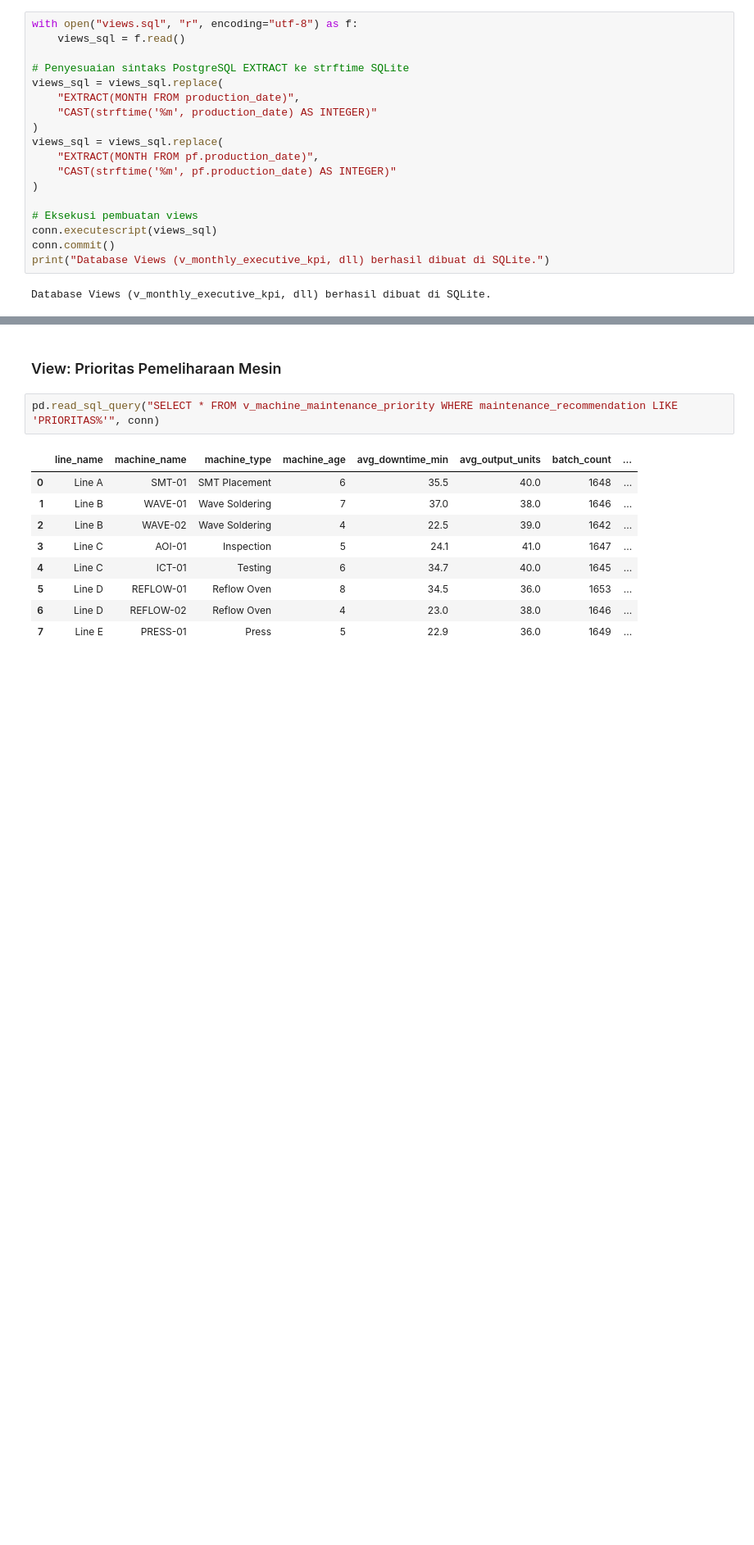
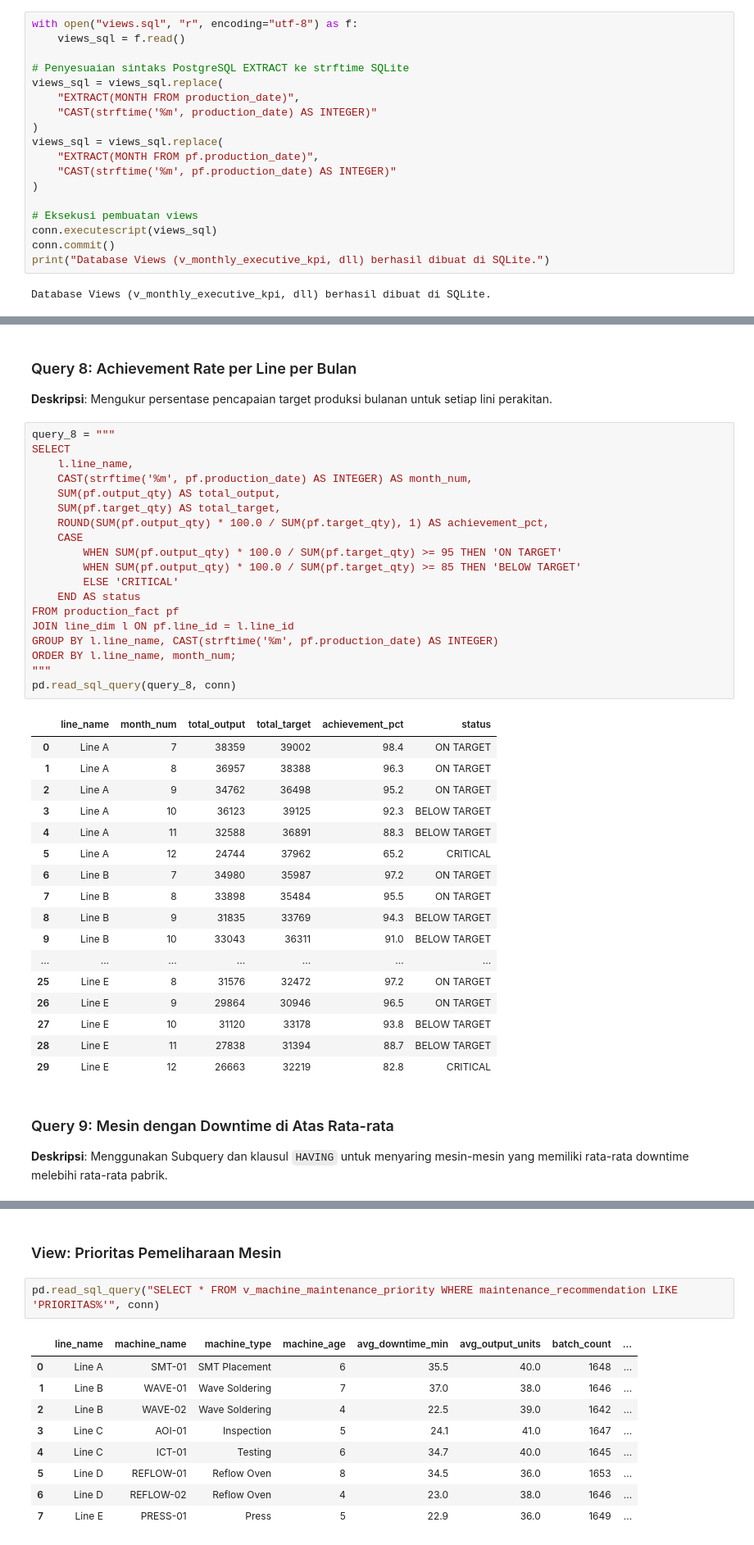
Before and after one commit to 7mtaqiyuddinh/manufacturing-end-to-end-data-portfolio, a Jupyter notebook: sql/sql_analysis.ipynb, the cells around one changed output, grey strips where cells are left out. Shown at 82% size. Drawn from its saved outputs; the diff is of its cells as text; blank space fills up the shorter version.

```diff
--- a/sql/sql_analysis.ipynb
+++ b/sql/sql_analysis.ipynb
@@ -264,0 +341,43 @@ pd.read_sql_query(q13, conn)
+# %% [markdown]
+### Query 8: Achievement Rate per Line per Bulan
+**Deskripsi**: Mengukur persentase pencapaian target produksi bulanan untuk setiap lini perakitan.
+# %%
+query_8 = """
+SELECT
+    l.line_name,
+    CAST(strftime('%m', pf.production_date) AS INTEGER) AS month_num,
+    SUM(pf.output_qty) AS total_output,
+    SUM(pf.target_qty) AS total_target,
+    ROUND(SUM(pf.output_qty) * 100.0 / SUM(pf.target_qty), 1) AS achievement_pct,
+    CASE
+        WHEN SUM(pf.output_qty) * 100.0 / SUM(pf.target_qty) >= 95 THEN 'ON TARGET'
+        WHEN SUM(pf.output_qty) * 100.0 / SUM(pf.target_qty) >= 85 THEN 'BELOW TARGET'
+        ELSE 'CRITICAL'
+    END AS status
+FROM production_fact pf
+JOIN line_dim l ON pf.line_id = l.line_id
+GROUP BY l.line_name, CAST(strftime('%m', pf.production_date) AS INTEGER)
+ORDER BY l.line_name, month_num;
+"""
+pd.read_sql_query(query_8, conn)
+# %% [output]
+|  | line_name | month_num | total_output | total_target | achievement_pct | status |
+| 0 | Line A | 7 | 38359 | 39002 | 98.4 | ON TARGET |
+| 1 | Line A | 8 | 36957 | 38388 | 96.3 | ON TARGET |
+| 2 | Line A | 9 | 34762 | 36498 | 95.2 | ON TARGET |
+| 3 | Line A | 10 | 36123 | 39125 | 92.3 | BELOW TARGET |
+| 4 | Line A | 11 | 32588 | 36891 | 88.3 | BELOW TARGET |
+| 5 | Line A | 12 | 24744 | 37962 | 65.2 | CRITICAL |
+| 6 | Line B | 7 | 34980 | 35987 | 97.2 | ON TARGET |
+| 7 | Line B | 8 | 33898 | 35484 | 95.5 | ON TARGET |
+| 8 | Line B | 9 | 31835 | 33769 | 94.3 | BELOW TARGET |
+| 9 | Line B | 10 | 33043 | 36311 | 91.0 | BELOW TARGET |
+| ... | ... | ... | ... | ... | ... | ... |
+| 25 | Line E | 8 | 31576 | 32472 | 97.2 | ON TARGET |
+| 26 | Line E | 9 | 29864 | 30946 | 96.5 | ON TARGET |
+| 27 | Line E | 10 | 31120 | 33178 | 93.8 | BELOW TARGET |
+| 28 | Line E | 11 | 27838 | 31394 | 88.7 | BELOW TARGET |
+| 29 | Line E | 12 | 26663 | 32219 | 82.8 | CRITICAL |
+# %% [markdown]
+### Query 9: Mesin dengan Downtime di Atas Rata-rata
+**Deskripsi**: Menggunakan Subquery dan klausul `HAVING` untuk menyaring mesin-mesin yang memiliki rata-rata downtime melebihi rata-rata pabrik.
```
Also changed, not shown: parts of 46 cells of this notebook.
